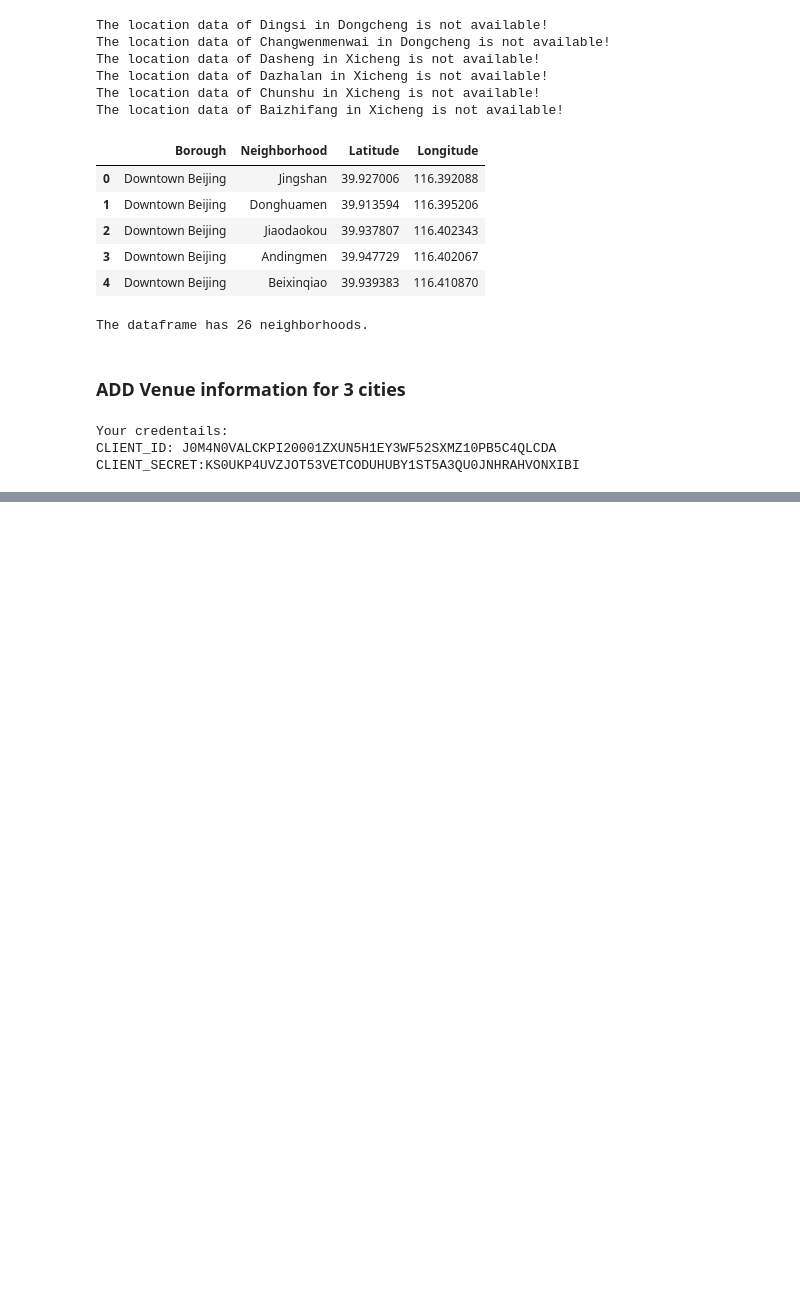
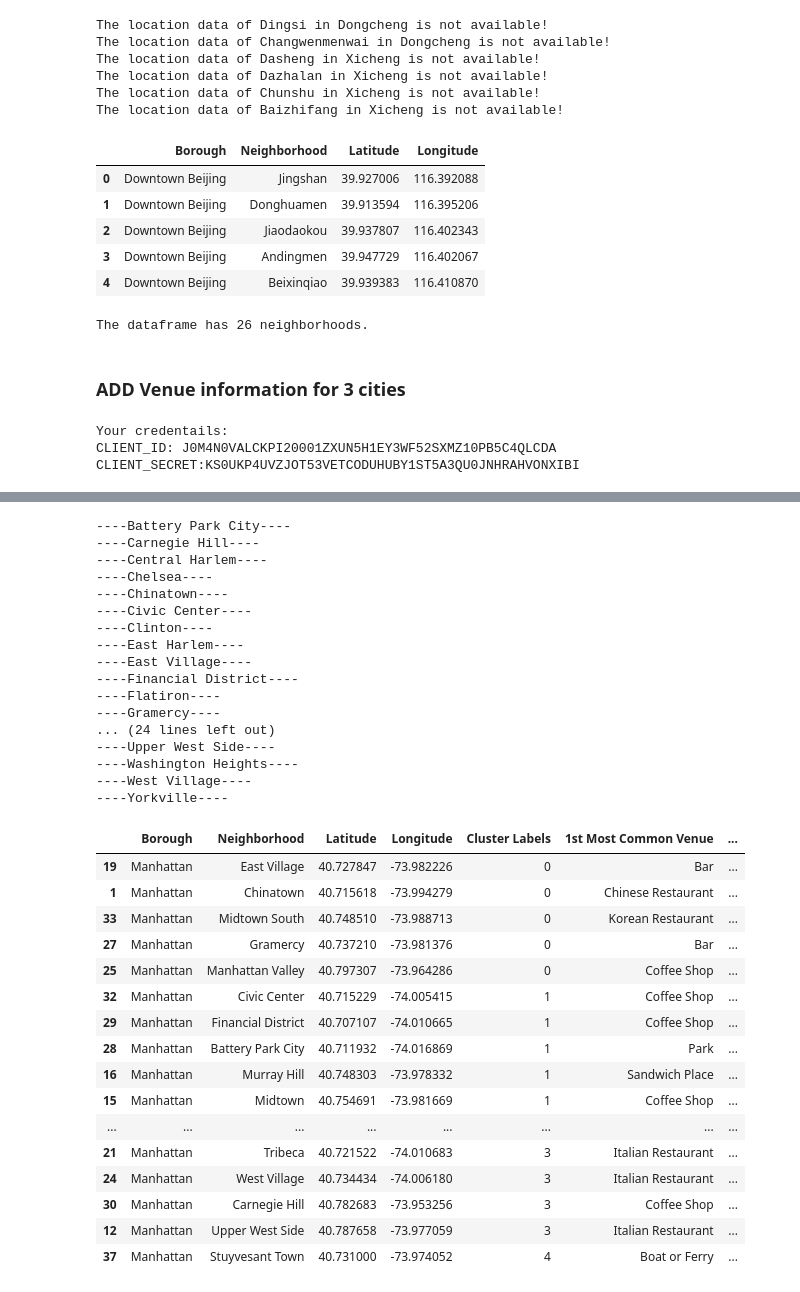
Before and after one commit to ChengyuZhu/Coursera_Capstone, a Jupyter notebook: Comparison of Toronto, New York City, and Beijing.ipynb, the cells around one changed output, grey strips where cells are left out. Drawn from its saved outputs; the diff is of its cells as text; code cells hidden in the pictures; blank space fills up the shorter version.

```diff
--- a/Comparison of Toronto, New York City, and Beijing.ipynb
+++ b/Comparison of Toronto, New York City, and Beijing.ipynb
@@ -756,0 +482,4 @@ merged.loc[merged['Cluster Labels'] == 3, merged.columns[[1] + list(range(5, mer
+# %%
+NYC_venue = getvenuesdetails(manhattan_data)
+NYC_venue['city'] = 'New York'
+NYC_venue
@@ -756,0 +695,38 @@ merged.loc[merged['Cluster Labels'] == 3, merged.columns[[1] + list(range(5, mer
+# %%
+NYC_cluster = cluster(NYC_venue, 5, 3, 5, manhattan_data)
+NYC_cluster
+# %% [output]
+----Battery Park City----
+----Carnegie Hill----
+----Central Harlem----
+----Chelsea----
+----Chinatown----
+----Civic Center----
+----Clinton----
+----East Harlem----
+----East Village----
+----Financial District----
+----Flatiron----
+----Gramercy----
+... (24 lines left out)
+----Upper West Side----
+----Washington Heights----
+----West Village----
+----Yorkville----
+|  | Borough | Neighborhood | Latitude | Longitude | Cluster Labels | 1st Most Common Venue | ... |
+| 19 | Manhattan | East Village | 40.727847 | -73.982226 | 0 | Bar | ... |
+| 1 | Manhattan | Chinatown | 40.715618 | -73.994279 | 0 | Chinese Restaurant | ... |
+| 33 | Manhattan | Midtown South | 40.748510 | -73.988713 | 0 | Korean Restaurant | ... |
+| 27 | Manhattan | Gramercy | 40.737210 | -73.981376 | 0 | Bar | ... |
+| 25 | Manhattan | Manhattan Valley | 40.797307 | -73.964286 | 0 | Coffee Shop | ... |
+| 32 | Manhattan | Civic Center | 40.715229 | -74.005415 | 1 | Coffee Shop | ... |
+| 29 | Manhattan | Financial District | 40.707107 | -74.010665 | 1 | Coffee Shop | ... |
+| 28 | Manhattan | Battery Park City | 40.711932 | -74.016869 | 1 | Park | ... |
+| 16 | Manhattan | Murray Hill | 40.748303 | -73.978332 | 1 | Sandwich Place | ... |
+| 15 | Manhattan | Midtown | 40.754691 | -73.981669 | 1 | Coffee Shop | ... |
+| ... | ... | ... | ... | ... | ... | ... | ... |
+| 21 | Manhattan | Tribeca | 40.721522 | -74.010683 | 3 | Italian Restaurant | ... |
+| 24 | Manhattan | West Village | 40.734434 | -74.006180 | 3 | Italian Restaurant | ... |
+| 30 | Manhattan | Carnegie Hill | 40.782683 | -73.953256 | 3 | Coffee Shop | ... |
+| 12 | Manhattan | Upper West Side | 40.787658 | -73.977059 | 3 | Italian Restaurant | ... |
+| 37 | Manhattan | Stuyvesant Town | 40.731000 | -73.974052 | 4 | Boat or Ferry | ... |
```
Also changed, not shown: parts of 41 cells of this notebook.
